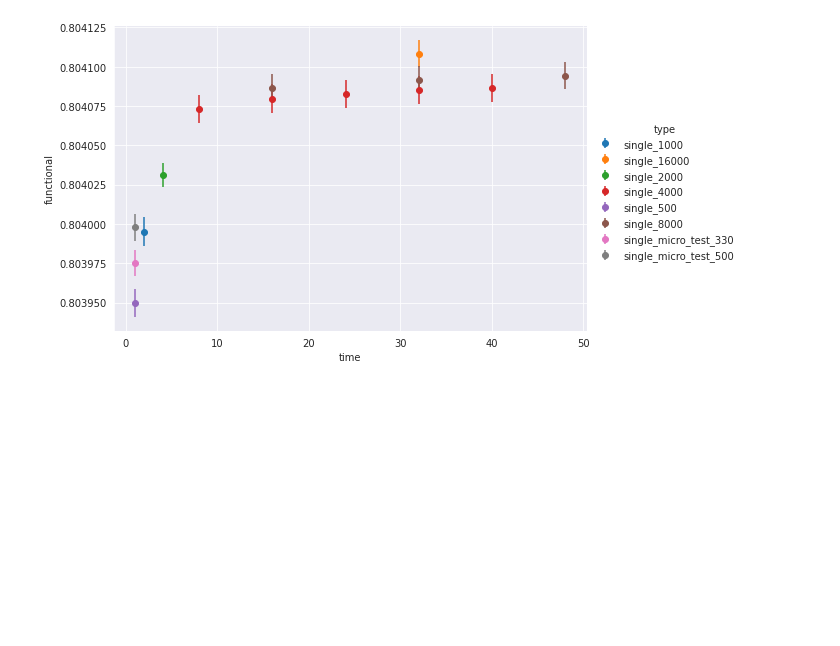
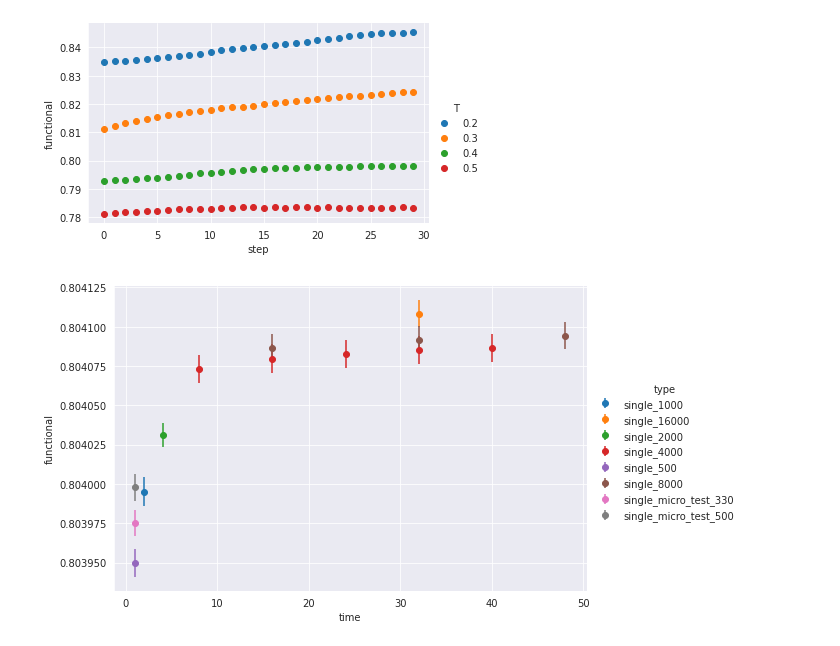
Before and after one commit to ilyakudrov/observables, a Jupyter notebook: python_jupyter/mag.ipynb, the cells around one changed output. Drawn from its saved outputs; the diff is of its cells as text; code cells hidden in the pictures; blank space fills up the shorter version.

```diff
--- a/python_jupyter/mag.ipynb
+++ b/python_jupyter/mag.ipynb
@@ -15,9 +15,14 @@ from  matplotlib import pyplot
 def plot_time_dependence(path):
     df_data = pd.read_csv(f"{path}", index_col=None)
 
+
+    # df_data = df_data[df_data['step'] <= 100]
+    # df_data = df_data[df_data['step'] >= 75]
+    df_data = df_data[df_data['T'] <= 0.5]
+    df_data = df_data[df_data['T'] >= 0]
 #     df_data = df_data[df_data['r/a'].isin(space_sizes)]
-    fg = seaborn.FacetGrid(data=df_data, height=3.5, aspect=1.61)
-    fg.map(plt.errorbar, 'temperature', 'functional', marker="o", fmt='', linestyle = '').add_legend()
+    fg = seaborn.FacetGrid(data=df_data, hue = 'T', height=3.5, aspect=1.61)
+    fg.map(plt.errorbar, 'step', 'functional', marker="o", fmt='', linestyle = '').add_legend()
 
     image_path = f'/home/ilya/soft/source/culgt/SA_test'
     try:
@@ -37,5 +36,7 @@ plot_time_dependence('/home/ilya/soft/source/culgt/SA_test/data/SA_transition/SA
 # %%
-print((0.05/(0.665-0.648))/((0.489-0.411)/(1.2-0.8)))
+plot_time_dependence('/home/ilya/soft/lattice/general_code/tests/cpu/code/thermalization_Landau_U1')
+# %% [output]
+[figure, added]
 # %%
 for i in range(501, 509):
     print(i)
```
Also changed, not shown: parts of 1 cell of this notebook.
